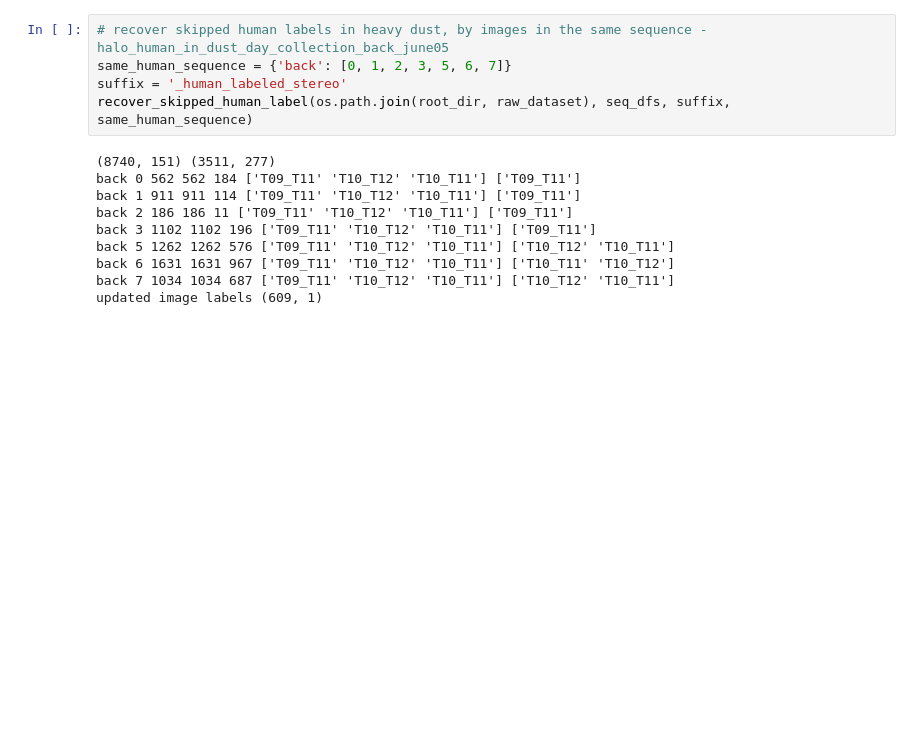
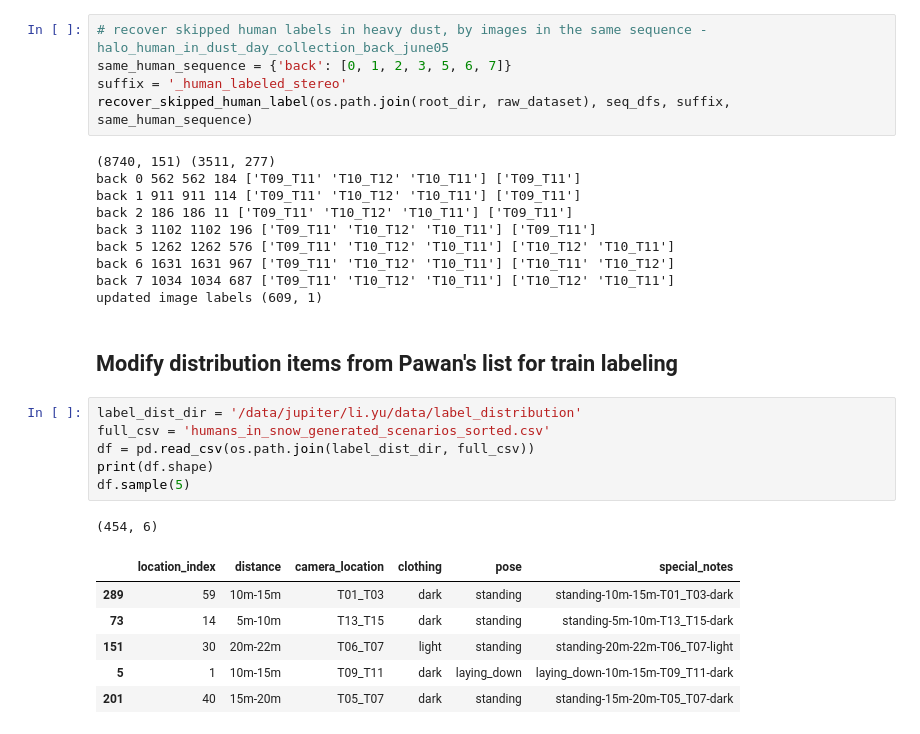
Before and after one commit to liyubrt/notebooks, a Jupyter notebook: check_label.ipynb, the cells around one changed output. Saved outputs shown, nothing was run; the diff lists cells and outputs as text; blank space fills up the shorter version.

```diff
--- a/check_label.ipynb
+++ b/check_label.ipynb
@@ -1302,3 +1293,19 @@ back 5 1262 1262 576 ['T09_T11' 'T10_T12' 'T10_T11'] ['T10_T12' 'T10_T11']
 back 6 1631 1631 967 ['T09_T11' 'T10_T12' 'T10_T11'] ['T10_T11' 'T10_T12']
 back 7 1034 1034 687 ['T09_T11' 'T10_T12' 'T10_T11'] ['T10_T12' 'T10_T11']
 updated image labels (609, 1)
+# %% [markdown]
+## Modify distribution items from Pawan's list for train labeling
+# %%
+label_dist_dir = '/data/jupiter/li.yu/data/label_distribution'
+full_csv = 'humans_in_snow_generated_scenarios_sorted.csv'
+df = pd.read_csv(os.path.join(label_dist_dir, full_csv))
+print(df.shape)
+df.sample(5)
+# %% [output]
+(454, 6)
+|  | location_index | distance | camera_location | clothing | pose | special_notes |
+| 289 | 59 | 10m-15m | T01_T03 | dark | standing | standing-10m-15m-T01_T03-dark |
+| 73 | 14 | 5m-10m | T13_T15 | dark | standing | standing-5m-10m-T13_T15-dark |
+| 151 | 30 | 20m-22m | T06_T07 | light | standing | standing-20m-22m-T06_T07-light |
+| 5 | 1 | 10m-15m | T09_T11 | dark | laying_down | laying_down-10m-15m-T09_T11-dark |
+| 201 | 40 | 15m-20m | T05_T07 | dark | standing | standing-15m-20m-T05_T07-dark |
```
Also changed, not shown: parts of 15 cells of this notebook, 6 other files.
